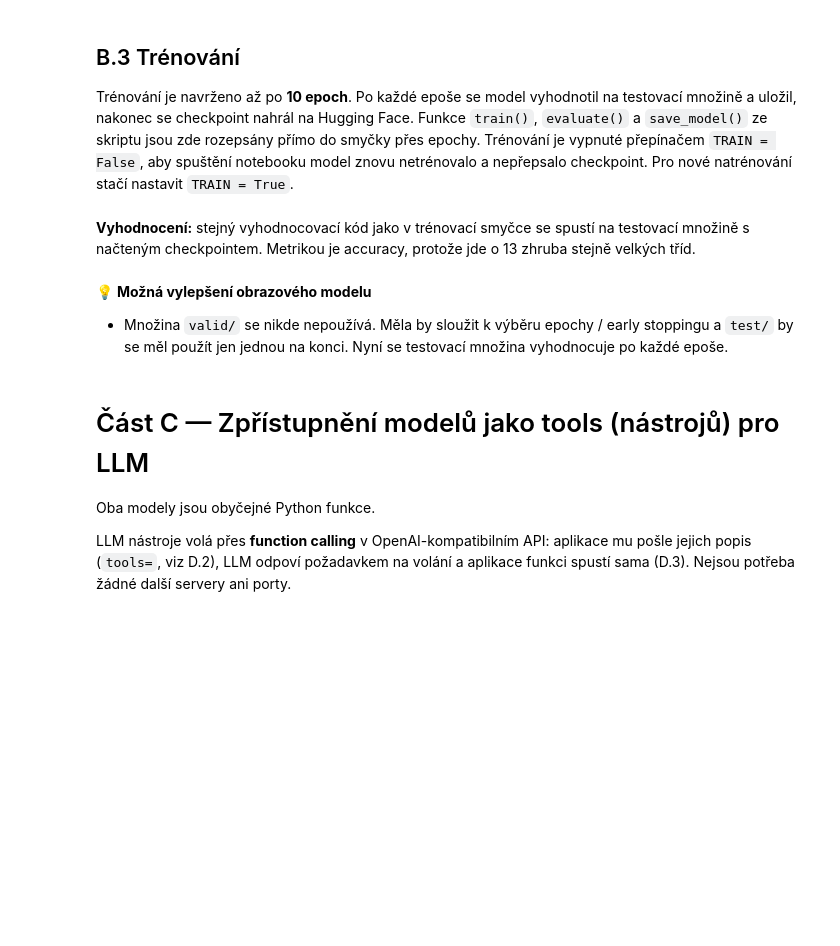
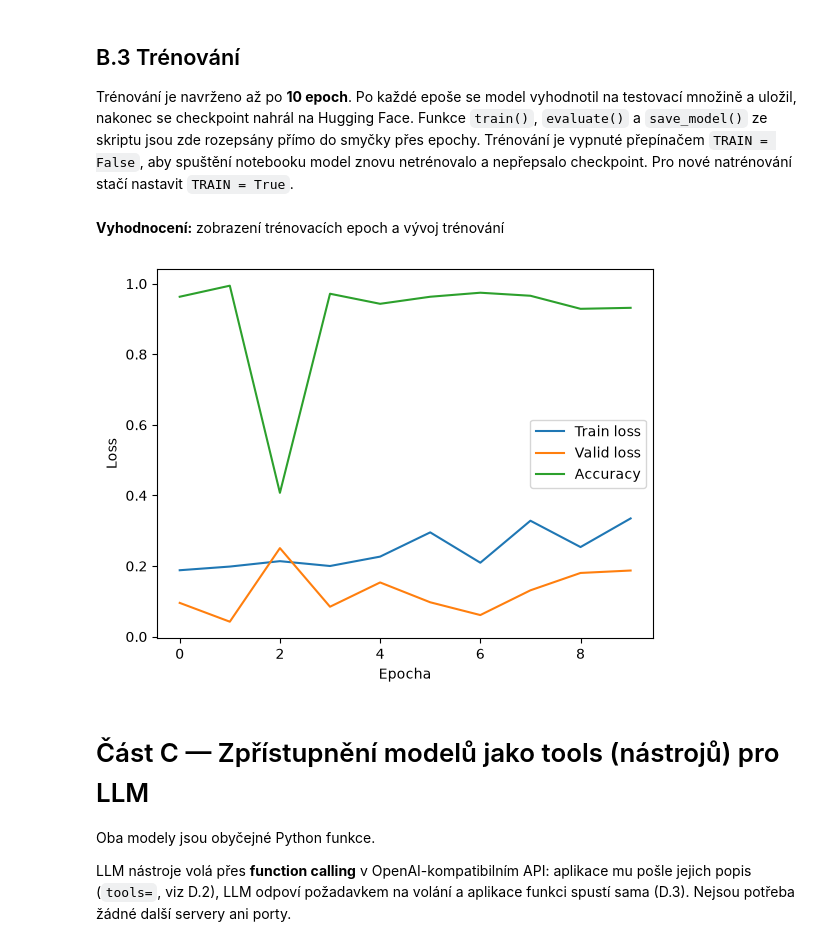
Before and after one commit to DanSvoboda/ChillBot, a Jupyter notebook: ChillBot.ipynb, the cells around one changed output. Drawn from its saved outputs; the diff is of its cells as text; code cells hidden in the pictures; blank space fills up the shorter version.

```diff
--- a/ChillBot.ipynb
+++ b/ChillBot.ipynb
@@ -698,7 +717,7 @@ test_tf = transforms.Compose([
 ])
 
 # Checkpoint obsahuje vahy, stav optimalizatoru i nazvy trid; kdyz lokalne chybi, stahne se z Hugging Face
-if not PATH_VARIETY_MODEL.exists():
+if not PATH_VARIETY_MODEL.exists() and not TRAIN:
     print(f"No trained model found at {PATH_VARIETY_MODEL}. Downloading from Hugging Face...")
     hf_hub_download(
         repo_id=HF_MODEL_REPO_ID,
@@ -726,10 +745,10 @@ if TRAIN:
     variety_net = variety_net.to(device)
 
     optimizer = torch.optim.Adam(variety_net.parameters(), lr=1e-4)
-    if "optimizer" in checkpoint:
+    if "optimizer" in checkpoint and TRAIN:
         optimizer.load_state_dict(checkpoint["optimizer"])
     criterion = nn.CrossEntropyLoss()
-    print(f"Loaded model from {PATH_VARIETY_MODEL}")
+    print(f"Prepared for training")
 # %% [output]
 Using device: cpu
 # %% [markdown]
@@ -792,23 +828,16 @@ if TRAIN:
 # %% [markdown]
-**Vyhodnocení:** stejný vyhodnocovací kód jako v trénovací smyčce se spustí na testovací množině s načteným checkpointem. Metrikou je accuracy, protože jde o 13 zhruba stejně velkých tříd.
+**Vyhodnocení:** zobrazení trénovacích epoch a vývoj trénování
 # %%
 
-variety_net.eval()
-test_loss = 0.0
-correct = 0
-with torch.no_grad():
-    for inputs, labels in test_loader:
-        inputs, labels = inputs.to(device), labels.to(device)
-        outputs = variety_net(inputs)
-        test_loss += criterion(outputs, labels).item() * inputs.size(0)
-        correct += torch.sum(outputs.argmax(dim=1) == labels)
-test_loss /= len(test_loader.dataset)
-test_accuracy = correct.double() / len(test_loader.dataset)
-print(f"Test loss: {test_loss:.4f}, Accuracy: {test_accuracy:.2%}")
-print("třídy:", classes)
+plt.plot(train_loss_arr, label="Train loss")
+plt.plot(valid_loss_arr, label="Valid loss")
+plt.plot(accuracy_arr, label="Accuracy")
+plt.xlabel("Epocha")
+plt.ylabel("Loss")
+plt.legend()
+plt.show()
+# %% [output]
+[figure, added]
-# %% [markdown]
-💡 **Možná vylepšení obrazového modelu**
-- Množina `valid/` se nikde nepoužívá. Měla by sloužit k výběru epochy / early stoppingu a `test/` by se měl použít jen jednou na konci. Nyní se testovací množina vyhodnocuje po každé epoše.
 # %% [markdown]
 # Část C — Zpřístupnění modelů jako tools (nástrojů) pro LLM
 
```
Also changed, not shown: parts of 10 cells of this notebook, 1 other file.
